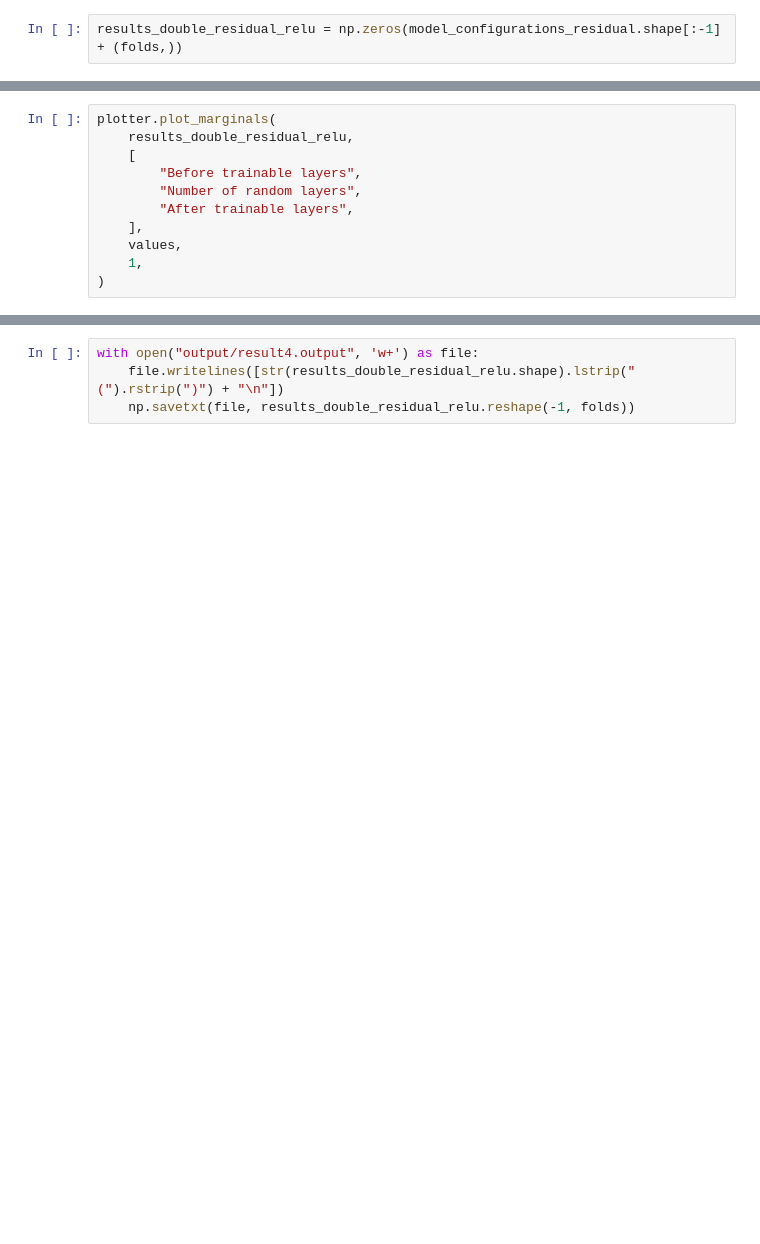
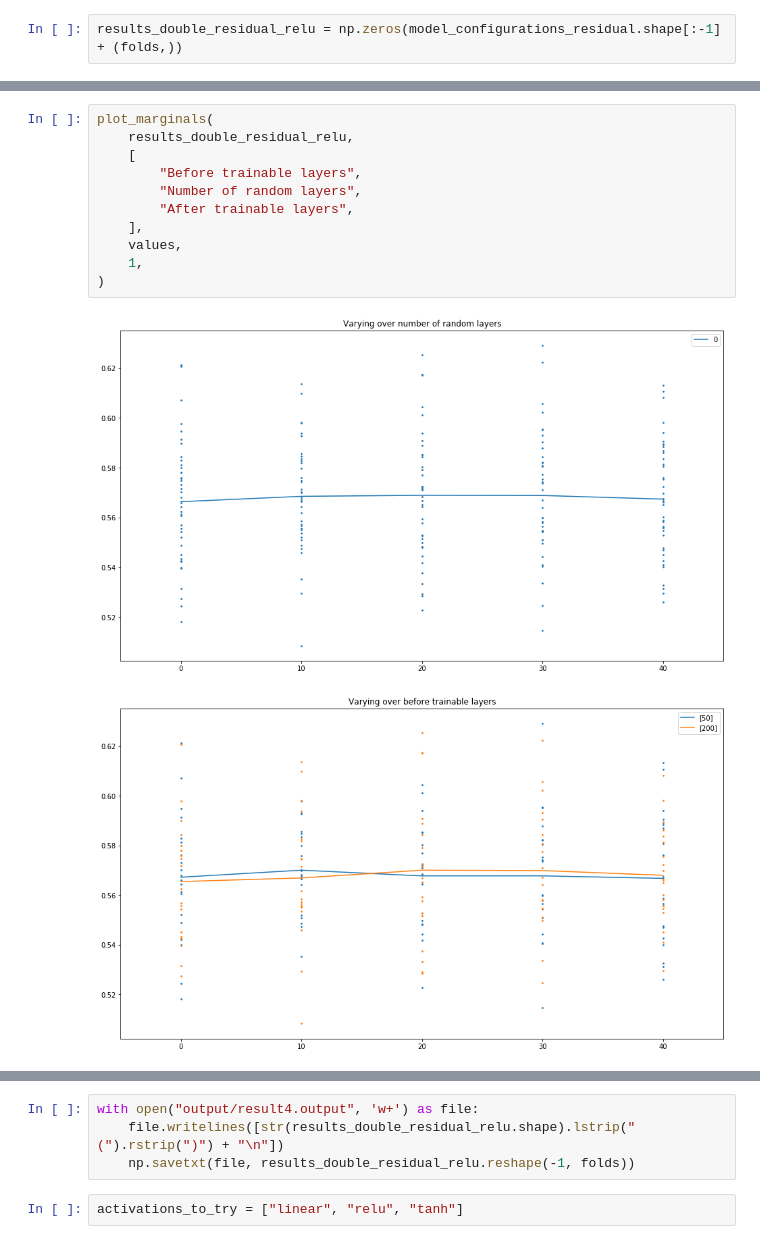
Before and after one commit to matejsladek/random_layers, a Jupyter notebook: code/experiments/census-income/Census Income.ipynb, the cells around one changed output, grey strips where cells are left out. Cells and saved outputs as stored; diff of their text form; blank space fills up the shorter version.

```diff
--- a/code/experiments/census-income/Census Income.ipynb
+++ b/code/experiments/census-income/Census Income.ipynb
@@ -728,11 +727,14 @@ Epoch 4/100
 # %%
-plotter.plot_marginals(
+plot_marginals(
     results_double_residual_relu,
     [
         "Before trainable layers",
         "Number of random layers",
         "After trainable layers",
     ],
     values,
     1,
 )
+# %% [output]
+[figure, added]
+[figure, added]
@@ -740,3 +743,5 @@ plotter.plot_marginals(
 with open("output/result4.output", 'w+') as file:
     file.writelines([str(results_double_residual_relu.shape).lstrip("(").rstrip(")") + "\n"])
     np.savetxt(file, results_double_residual_relu.reshape(-1, folds))
+# %%
+activations_to_try = ["linear", "relu", "tanh"]
```
Also changed, not shown: parts of 35 cells of this notebook.
